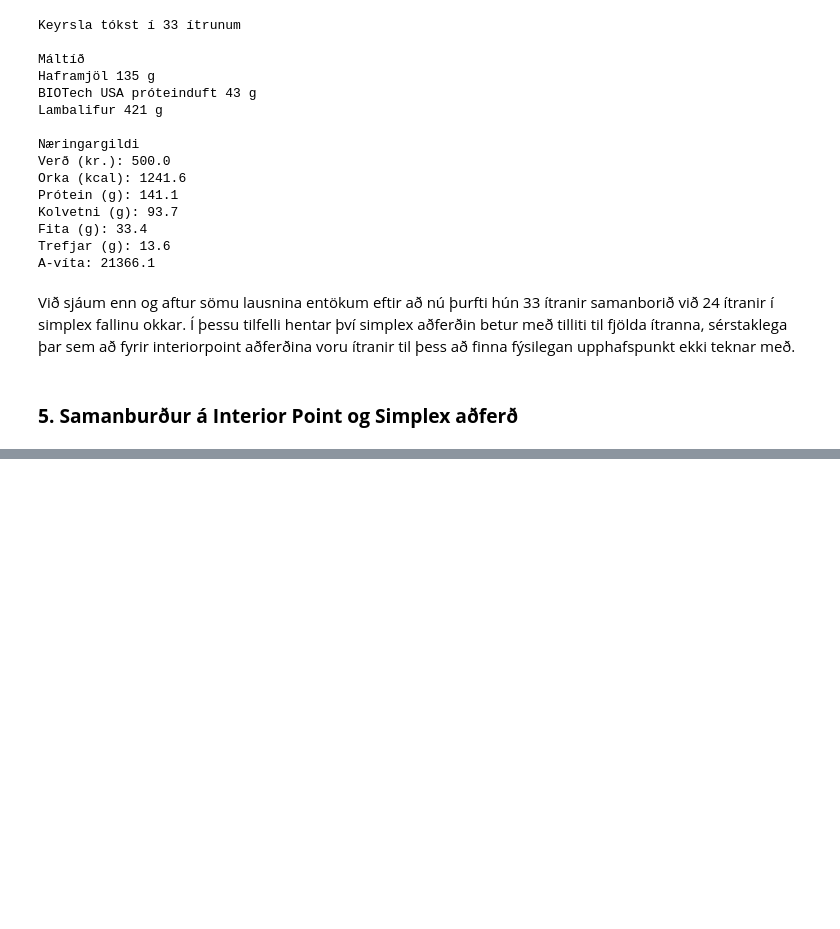
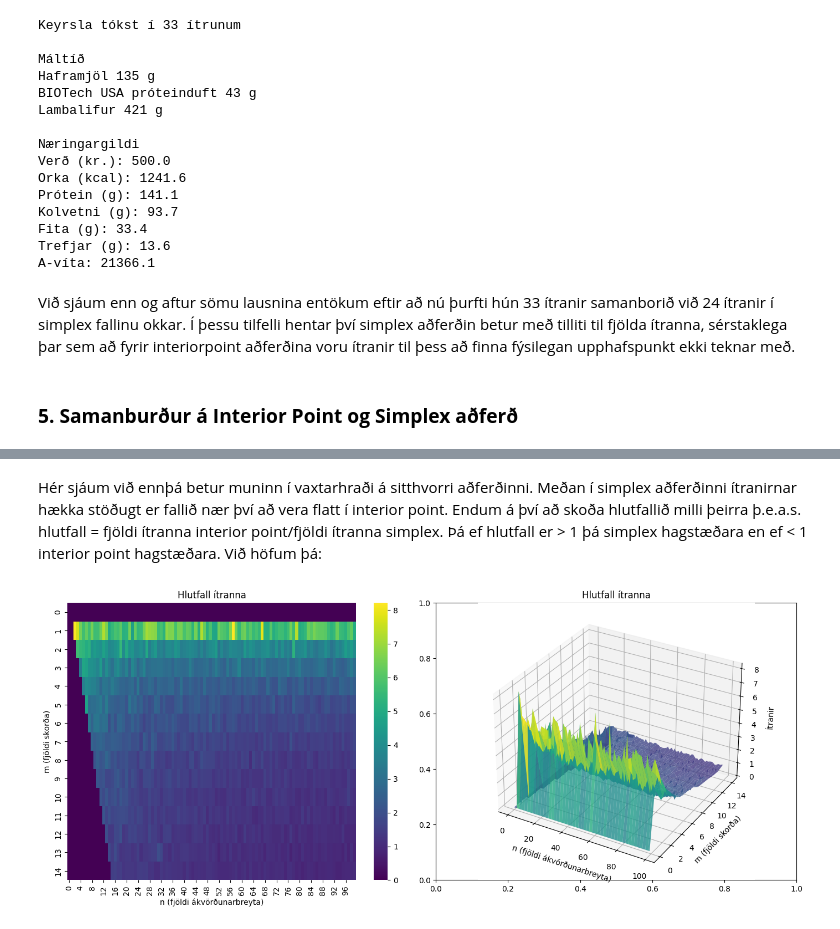
Before and after one commit to JoRE13/A-ger-agreining, a Jupyter notebook: Lota2/hw2.ipynb, the cells around one changed output, grey strips where cells are left out. Cells and saved outputs as stored; diff of their text form; code cells hidden in the pictures; blank space fills up the shorter version.

```diff
--- a/Lota2/hw2.ipynb
+++ b/Lota2/hw2.ipynb
@@ -939,0 +894,25 @@ plt.show()
+# %% [markdown]
+Hér sjáum við ennþá betur muninn í vaxtarhraði á sitthvorri aðferðinni. Meðan í simplex aðferðinni ítranirnar hækka stöðugt er fallið nær því að vera flatt í interior point. Endum á því að skoða hlutfallið milli þeirra þ.e.a.s. hlutfall = fjöldi ítranna interior point/fjöldi ítranna simplex. Þá ef hlutfall er > 1 þá simplex hagstæðara en ef < 1 interior point hagstæðara. Við höfum þá:
+# %%
+# Hlutfall interior point og simplex
+A = np.divide(avg_it_intp, avg_it_simp, where=avg_it_simp!=0)
+
+fig, axes = plt.subplots(1, 2, figsize=(14, 6), subplot_kw={"projection": None})
+
+sns.heatmap(A, cmap="viridis", ax=axes[0])
+axes[0].set_title("Hlutfall ítranna")
+axes[0].set_xlabel("n (fjöldi ákvörðunarbreyta)")
+axes[0].set_ylabel("m (fjöldi skorða)")
+
+ax2 = fig.add_subplot(122, projection='3d')
+
+ax2.plot_surface(Mx, Nx, A, cmap="viridis", alpha=0.8)
+ax2.set_title("Hlutfall ítranna")
+ax2.set_xlabel("n (fjöldi ákvörðunarbreyta)")
+ax2.set_ylabel("m (fjöldi skorða)")
+ax2.set_zlabel("Ítranir")
+
+plt.tight_layout()
+plt.show()
+# %% [output]
+[figure, added]
```
Also changed, not shown: parts of 12 cells of this notebook.
